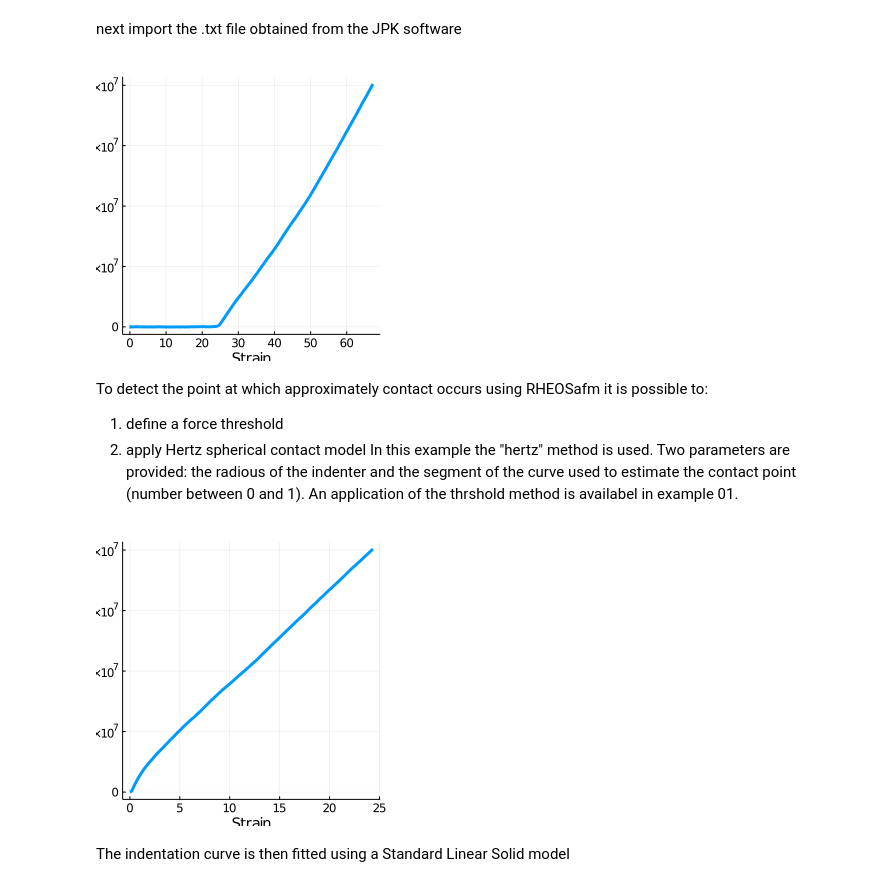
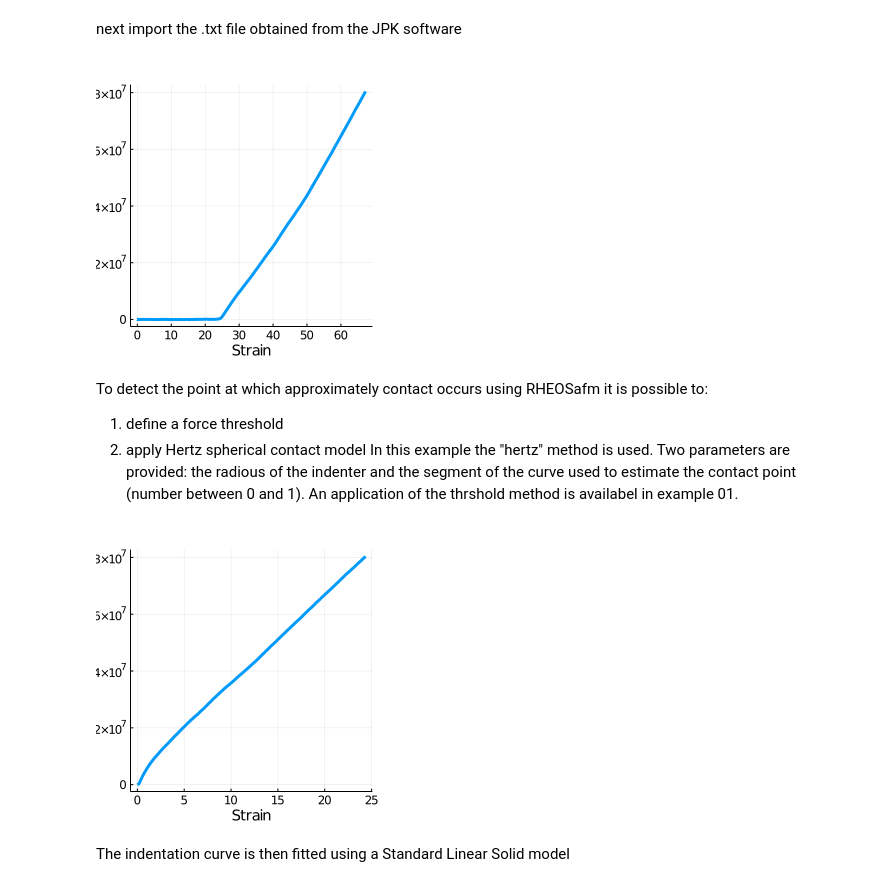
Before and after one commit to JuliaRheology/RHEOSafm.jl, a Jupyter notebook: dev/notebooks/example_02.ipynb, the cells around one changed output. Saved outputs shown, nothing was run; the diff lists cells and outputs as text; code cells hidden in the pictures.

```diff
--- a/dev/notebooks/example_02.ipynb
+++ b/dev/notebooks/example_02.ipynb
@@ -15,12 +15,12 @@ next import the .txt file obtained from the JPK software
 # %%
 input_file = joinpath(@__DIR__, "assets", "AFM_contact_test.txt")
 R = 150e-9; # Radious of the indenter
 interface = AFM(R);
 data = importJPK(input_file, interface, sections = ["extend"]);
 
-plot(data.ϵ, data.σ, legend = false, xlabel = "Strain", ylabel = "Stress", guidefont= 10, size = (300,300), label = "Original data", lw=3, margin=2mm)
+plot(data.ϵ, data.σ, legend = false, xlabel = "Strain", ylabel = "Stress", guidefont= 10, size = (300,300), label = "Original data", lw=3, margin=4mm)
 # %% [output]
-[figure, old version]
+[figure, new version]
 # %% [markdown]
 To detect the point at which approximately contact occurs using RHEOSafm it is possible to:
 1) define a force threshold
@@ -28,9 +28,9 @@ To detect the point at which approximately contact occurs using RHEOSafm it is p
 In this example the "hertz" method is used. Two parameters are provided: the radious of the indenter and the segment of the curve used to estimate the contact point (number between 0 and 1). An application of the thrshold method is availabel in example 01.
 # %%
 data_contact = contact_point(data, interface, "hertz", (R = R, s = 0.5));
-plot(data_contact.ϵ, data_contact.σ, legend = false, xlabel = "Strain", ylabel = "Stress", guidefont= 10, size = (300,300), label = "Shifted data", lw=3, margin=2mm)
+plot(data_contact.ϵ, data_contact.σ, legend = false, xlabel = "Strain", ylabel = "Stress", guidefont= 10, size = (300,300), label = "Shifted data", lw=3, margin=4mm)
 # %% [output]
-[figure, old version]
+[figure, new version]
 # %% [markdown]
 The indentation curve is then fitted using a Standard Linear Solid model
 # %%
```
Also changed, not shown: parts of 2 cells of this notebook, 6 other files.
